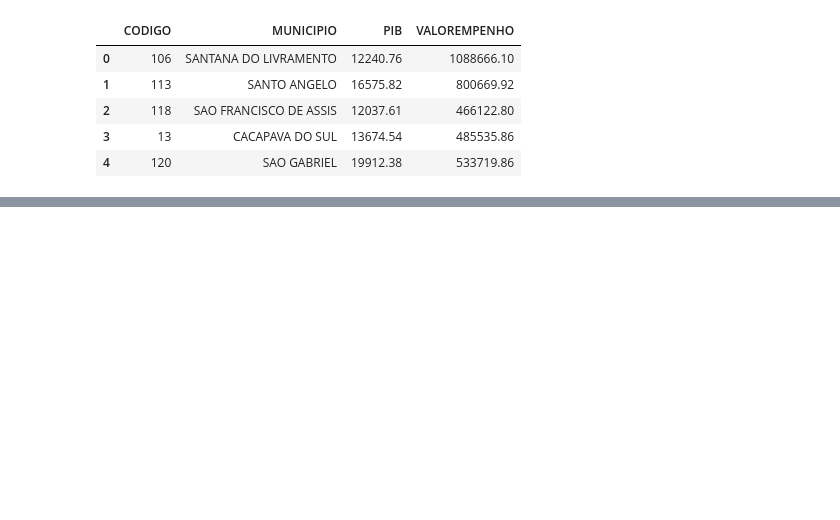
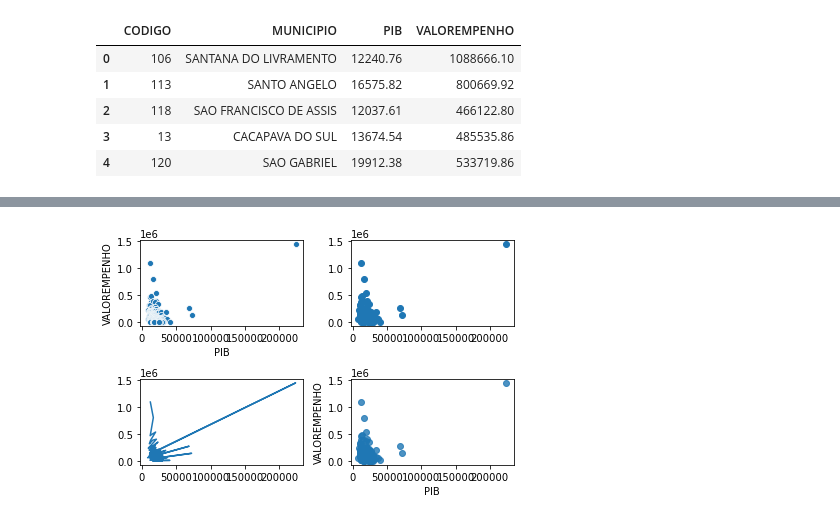
Before and after one commit to manassesj/Formacao-Cientista-de-Dados-com-Python, a Jupyter notebook: graficos, visualização e dashboards/scripts/mySolution.ipynb, the cells around one changed output, grey strips where cells are left out. Drawn from its saved outputs; the diff is of its cells as text; code cells hidden in the pictures; blank space fills up the shorter version.

```diff
--- a/graficos, visualização e dashboards/scripts/mySolution.ipynb
+++ b/graficos, visualização e dashboards/scripts/mySolution.ipynb
@@ -15,0 +32,13 @@ dataset.head()
+# %%
+plt.figure()
+plt.subplot(2,2,1)
+srn.scatterplot(dataset.PIB, dataset.VALOREMPENHO)
+plt.subplot(2,2,2)
+plt.scatter(dataset.PIB, dataset.VALOREMPENHO, )
+plt.subplot(2,2,3)
+plt.plot(dataset.PIB, dataset.VALOREMPENHO)
+plt.subplot(2,2,4)
+srn.regplot(dataset.PIB, dataset.VALOREMPENHO, data = dataset, x_jitter= 0.3, fit_reg=False)
+plt.tight_layout()
+# %% [output]
+[figure, added]
```
Also changed, not shown: parts of 4 cells of this notebook, 5 other files.
